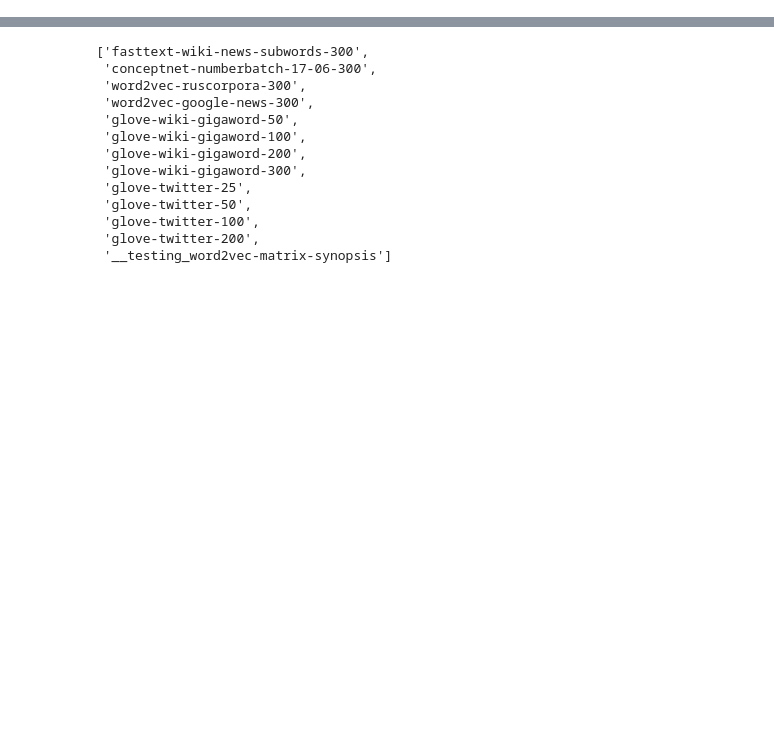
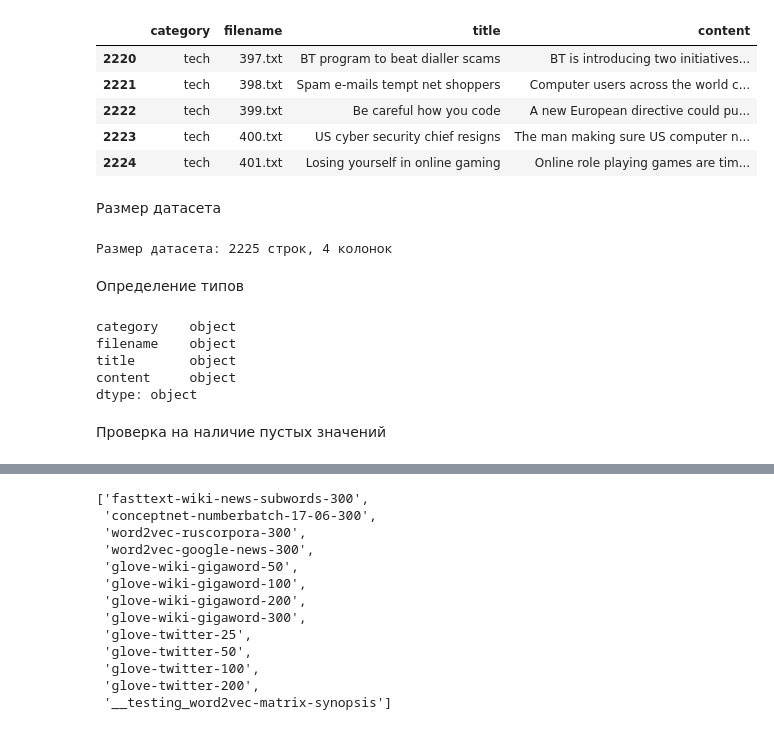
Before and after one commit to DeadlySquad13/t5-2-MachineLearningMethods__, a Jupyter notebook: src/text_classification/main.ipynb, the cells around one changed output, grey strips where cells are left out. Saved outputs shown, nothing was run; the diff lists cells and outputs as text; code cells hidden in the pictures; blank space fills up the shorter version.

```diff
--- a/src/text_classification/main.ipynb
+++ b/src/text_classification/main.ipynb
@@ -11,0 +62,28 @@
+# %%
+df.tail()
+# %% [output]
+|  | category | filename | title | content |
+| 2220 | tech | 397.txt | BT program to beat dialler scams | BT is introducing two initiatives... |
+| 2221 | tech | 398.txt | Spam e-mails tempt net shoppers | Computer users across the world c... |
+| 2222 | tech | 399.txt | Be careful how you code | A new European directive could pu... |
+| 2223 | tech | 400.txt | US cyber security chief resigns | The man making sure US computer n... |
+| 2224 | tech | 401.txt | Losing yourself in online gaming | Online role playing games are tim... |
+# %% [markdown]
+Размер датасета
+# %%
+num_of_rows, num_of_columns = df.shape
+print(f'Размер датасета: {num_of_rows} строк, {num_of_columns} колонок')
+# %% [output]
+Размер датасета: 2225 строк, 4 колонок
+# %% [markdown]
+Определение типов
+# %%
+df.dtypes
+# %% [output]
+category    object
+filename    object
+title       object
+content     object
+dtype: object
+# %% [markdown]
+Проверка на наличие пустых значений
```
Also changed, not shown: parts of 101 cells of this notebook, 4 other files.
